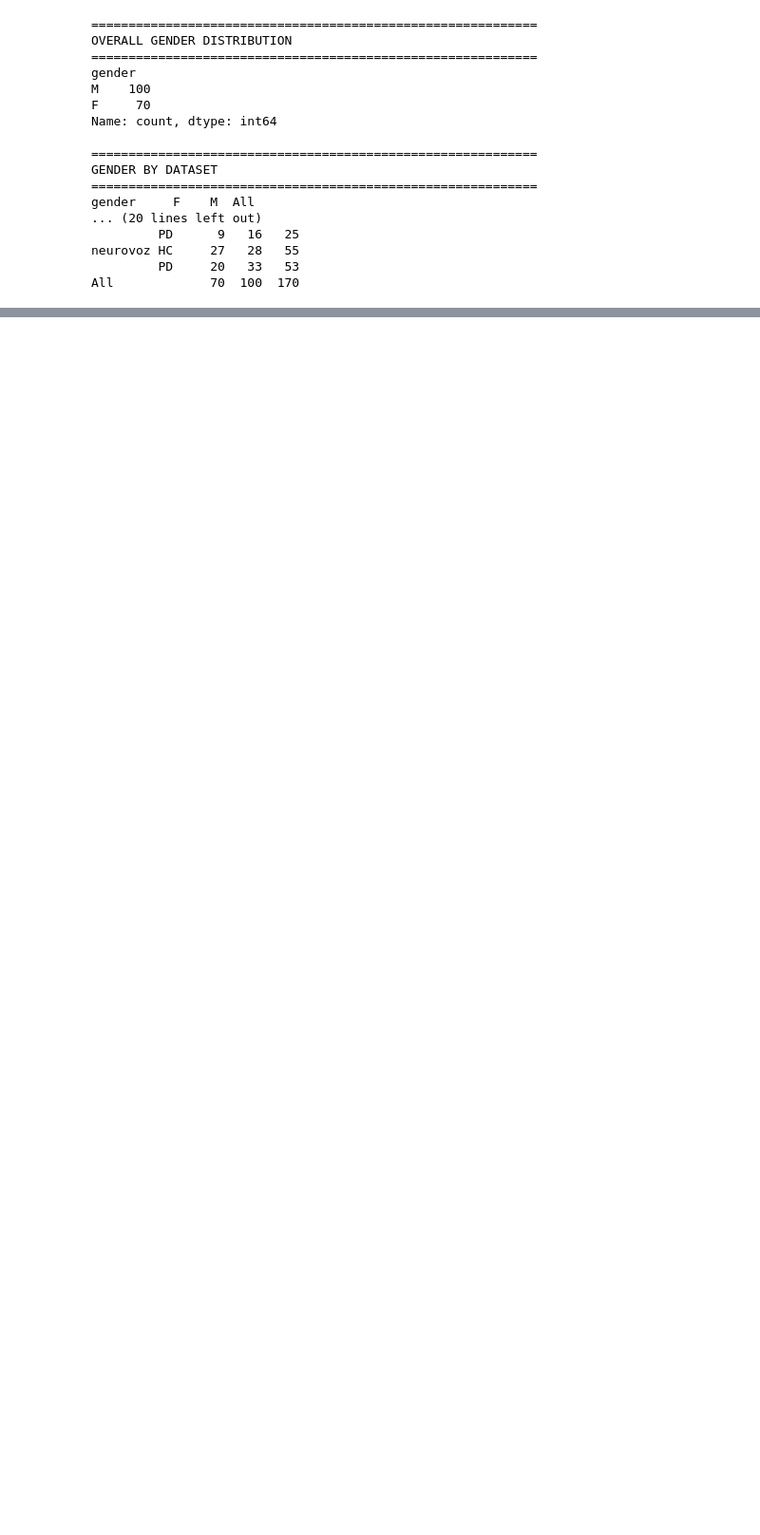
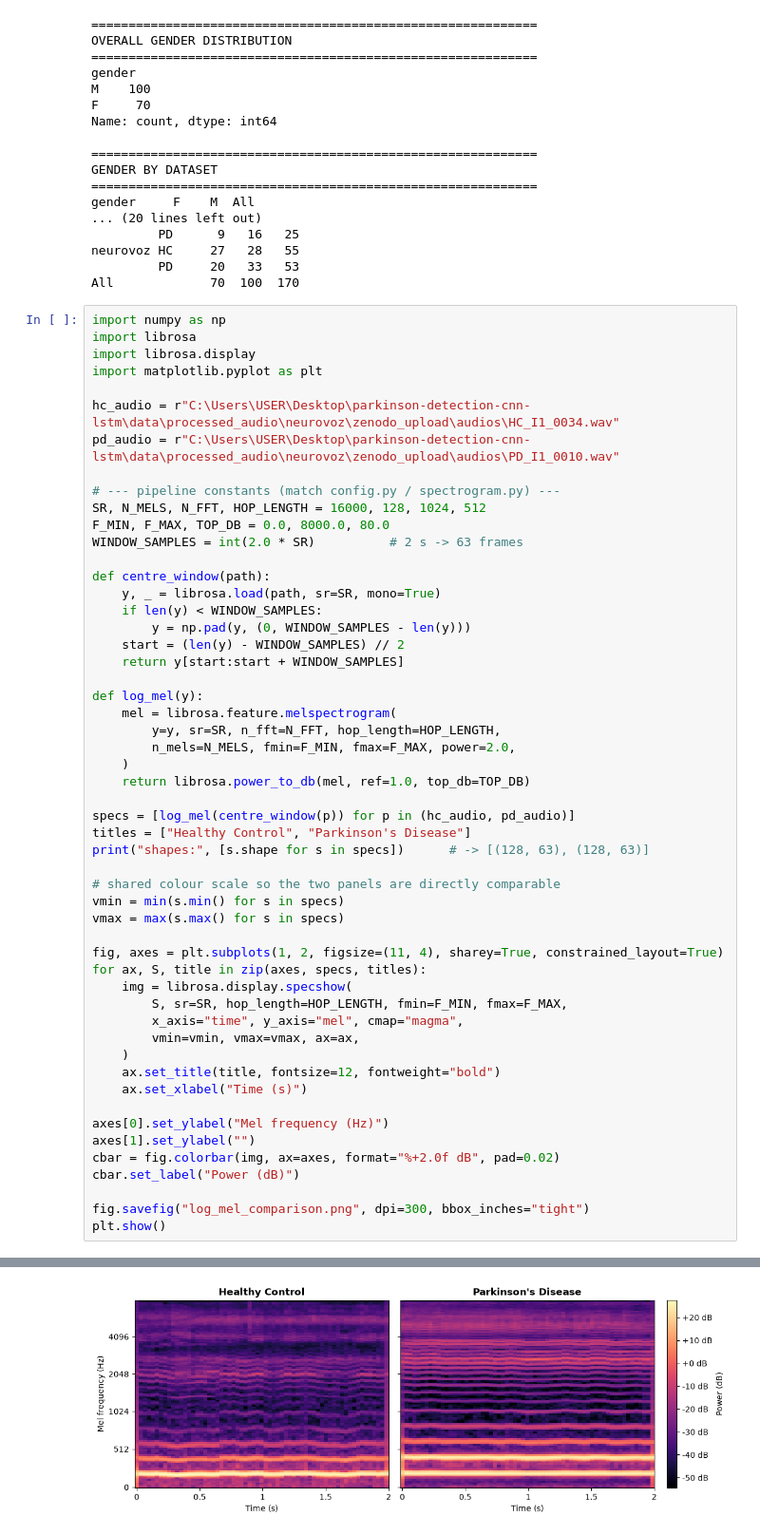
Before and after one commit to Zubair-Abdul-Hameed/parkinson-detection-cnn-lstm, a Jupyter notebook: notebooks/eda.ipynb, the cells around one changed output, grey strips where cells are left out. Shown at 95% size. Saved outputs shown, nothing was run; the diff lists cells and outputs as text; blank space fills up the shorter version.

Commit message:
Generated Image of Mel-spectrogram

```diff
--- a/notebooks/eda.ipynb
+++ b/notebooks/eda.ipynb
@@ -487,3 +487,57 @@ gender     F    M  All
 neurovoz HC     27   28   55
          PD     20   33   53
 All             70  100  170
+# %%
+import numpy as np
+import librosa
+import librosa.display
+import matplotlib.pyplot as plt
+
+hc_audio = r"C:\Users\USER\Desktop\parkinson-detection-cnn-lstm\data\processed_audio\neurovoz\zenodo_upload\audios\HC_I1_0034.wav"
+pd_audio = r"C:\Users\USER\Desktop\parkinson-detection-cnn-lstm\data\processed_audio\neurovoz\zenodo_upload\audios\PD_I1_0010.wav"
+
+# --- pipeline constants (match config.py / spectrogram.py) ---
+SR, N_MELS, N_FFT, HOP_LENGTH = 16000, 128, 1024, 512
+F_MIN, F_MAX, TOP_DB = 0.0, 8000.0, 80.0
+WINDOW_SAMPLES = int(2.0 * SR)          # 2 s -> 63 frames
+
+def centre_window(path):
+    y, _ = librosa.load(path, sr=SR, mono=True)
+    if len(y) < WINDOW_SAMPLES:
+        y = np.pad(y, (0, WINDOW_SAMPLES - len(y)))
+    start = (len(y) - WINDOW_SAMPLES) // 2
+    return y[start:start + WINDOW_SAMPLES]
+
+def log_mel(y):
+    mel = librosa.feature.melspectrogram(
+        y=y, sr=SR, n_fft=N_FFT, hop_length=HOP_LENGTH,
+        n_mels=N_MELS, fmin=F_MIN, fmax=F_MAX, power=2.0,
+    )
+    return librosa.power_to_db(mel, ref=1.0, top_db=TOP_DB)
+
+specs = [log_mel(centre_window(p)) for p in (hc_audio, pd_audio)]
+titles = ["Healthy Control", "Parkinson's Disease"]
+print("shapes:", [s.shape for s in specs])      # -> [(128, 63), (128, 63)]
+
+# shared colour scale so the two panels are directly comparable
+vmin = min(s.min() for s in specs)
+vmax = max(s.max() for s in specs)
+
+fig, axes = plt.subplots(1, 2, figsize=(11, 4), sharey=True, constrained_layout=True)
+for ax, S, title in zip(axes, specs, titles):
+    img = librosa.display.specshow(
+        S, sr=SR, hop_length=HOP_LENGTH, fmin=F_MIN, fmax=F_MAX,
+        x_axis="time", y_axis="mel", cmap="magma",
+        vmin=vmin, vmax=vmax, ax=ax,
+    )
+    ax.set_title(title, fontsize=12, fontweight="bold")
+    ax.set_xlabel("Time (s)")
+
+axes[0].set_ylabel("Mel frequency (Hz)")
+axes[1].set_ylabel("")
+cbar = fig.colorbar(img, ax=axes, format="%+2.0f dB", pad=0.02)
+cbar.set_label("Power (dB)")
+
+fig.savefig("log_mel_comparison.png", dpi=300, bbox_inches="tight")
+plt.show()
+# %% [output]
@@ -489,0 +545 @@ All             70  100  170
+[figure, added]
```
Also changed, not shown: parts of 1 cell of this notebook, 2 other files.
